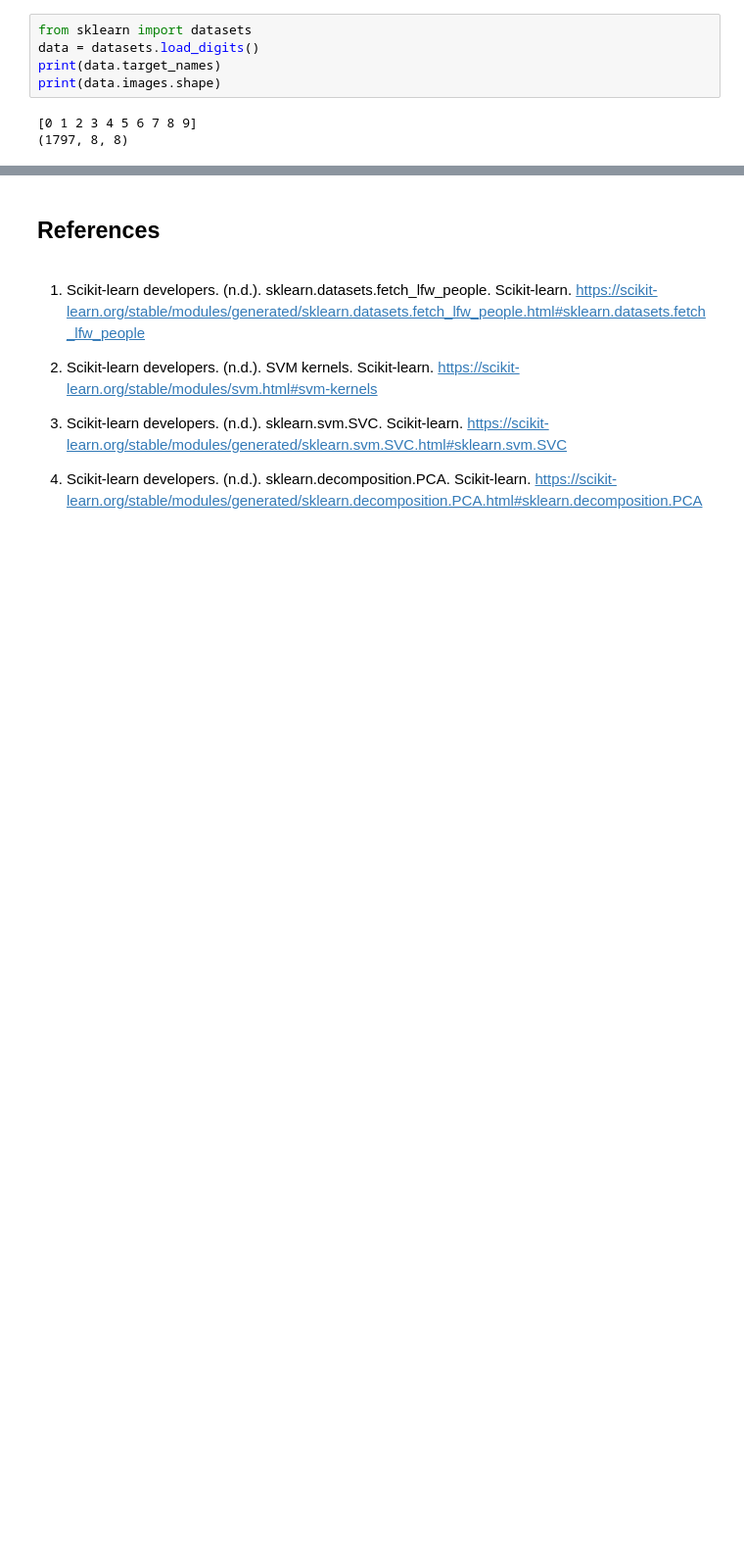
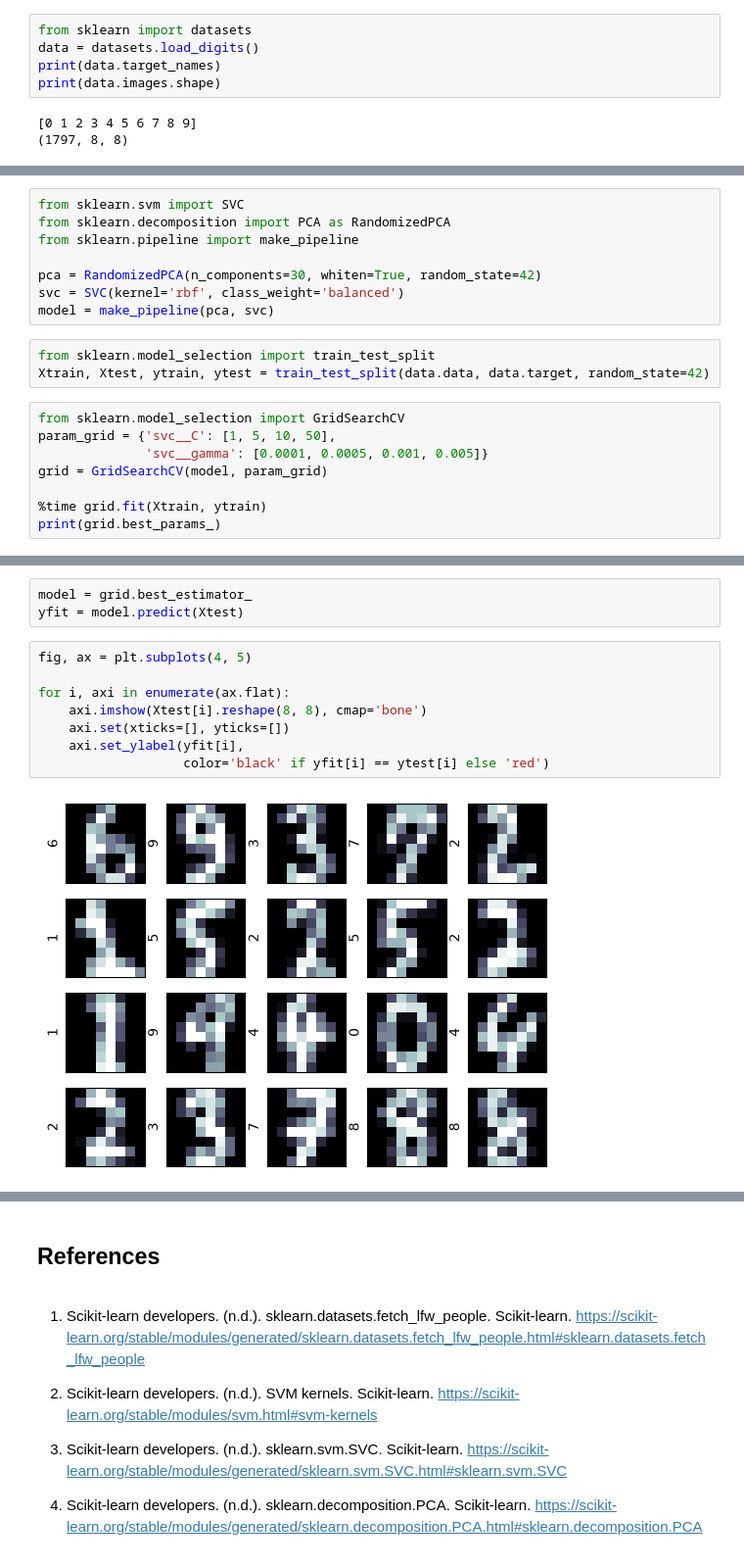
Before and after one commit to AlexaValdi/Lab_3, a Jupyter notebook: 04_Ingenieria_inversa.ipynb, the cells around one changed output, grey strips where cells are left out. Shown at 98% size. Drawn from its saved outputs; the diff is of its cells as text; blank space fills up the shorter version.

```diff
--- a/04_Ingenieria_inversa.ipynb
+++ b/04_Ingenieria_inversa.ipynb
@@ -100,0 +149,19 @@ print(data.images.shape)
+# %%
+from sklearn.svm import SVC
+from sklearn.decomposition import PCA as RandomizedPCA
+from sklearn.pipeline import make_pipeline
+
+pca = RandomizedPCA(n_components=30, whiten=True, random_state=42)
+svc = SVC(kernel='rbf', class_weight='balanced')
+model = make_pipeline(pca, svc)
+# %%
+from sklearn.model_selection import train_test_split
+Xtrain, Xtest, ytrain, ytest = train_test_split(data.data, data.target, random_state=42)
+# %%
+from sklearn.model_selection import GridSearchCV
+param_grid = {'svc__C': [1, 5, 10, 50],
+              'svc__gamma': [0.0001, 0.0005, 0.001, 0.005]}
+grid = GridSearchCV(model, param_grid)
+
+%time grid.fit(Xtrain, ytrain)
+print(grid.best_params_)
@@ -100,0 +172,13 @@ print(data.images.shape)
+# %%
+model = grid.best_estimator_
+yfit = model.predict(Xtest)
+# %%
+fig, ax = plt.subplots(4, 5)
+
+for i, axi in enumerate(ax.flat):
+    axi.imshow(Xtest[i].reshape(8, 8), cmap='bone')
+    axi.set(xticks=[], yticks=[])
+    axi.set_ylabel(yfit[i],
+                   color='black' if yfit[i] == ytest[i] else 'red')
+# %% [output]
+[figure, added]
```
Also changed, not shown: parts of 25 cells of this notebook.
